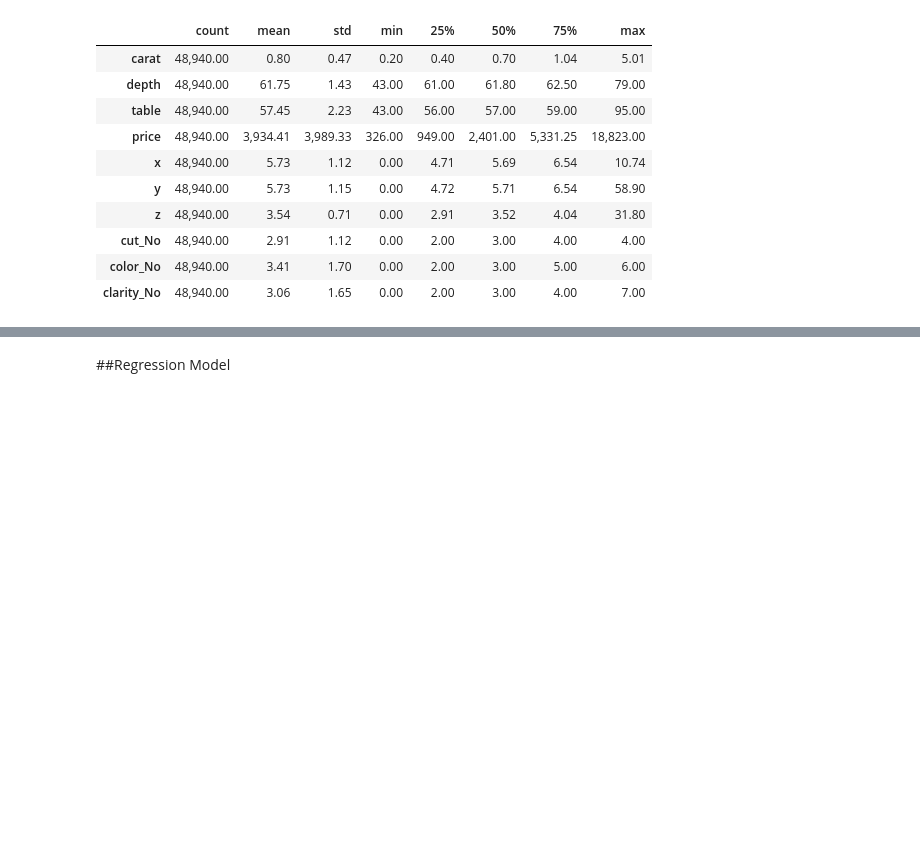
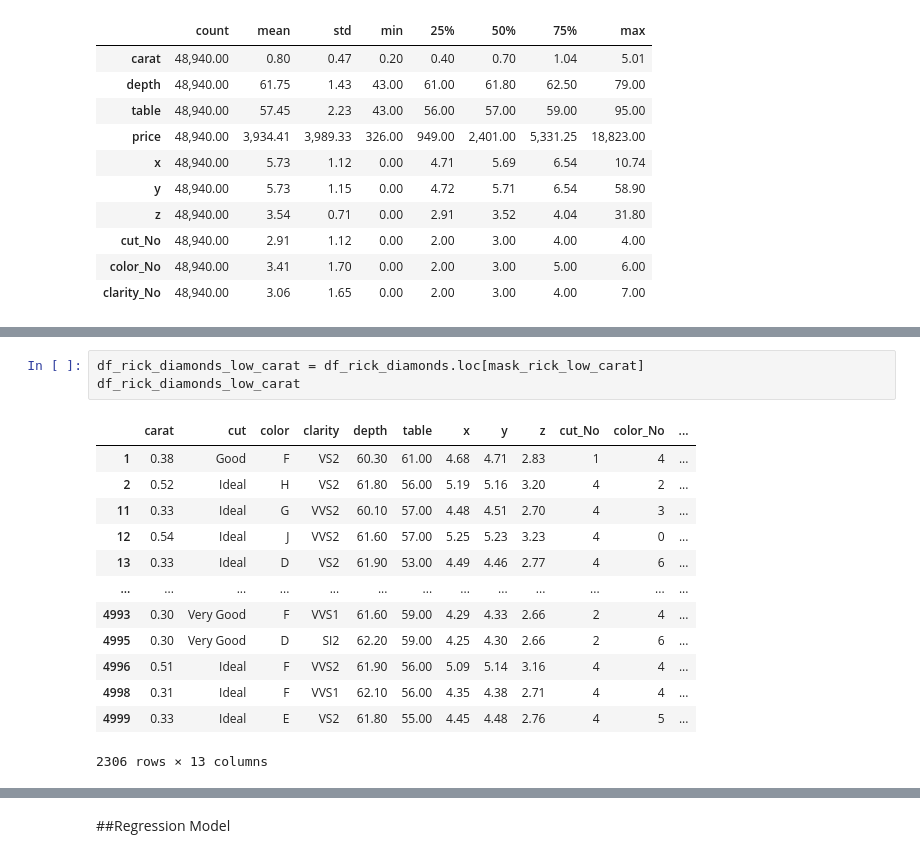
Before and after one commit to lenagrumbach/diamond_price_prediction, a Jupyter notebook: projeto_regressao_linear.ipynb, the cells around one changed output, grey strips where cells are left out. Cells and saved outputs as stored; diff of their text form; blank space fills up the shorter version.

```diff
--- a/projeto_regressao_linear.ipynb
+++ b/projeto_regressao_linear.ipynb
@@ -164,0 +205,17 @@ df_diamonds.describe().T
+# %%
+df_rick_diamonds_low_carat = df_rick_diamonds.loc[mask_rick_low_carat]
+df_rick_diamonds_low_carat
+# %% [output]
+|  | carat | cut | color | clarity | depth | table | x | y | z | cut_No | color_No | ... |
+| 1 | 0.38 | Good | F | VS2 | 60.30 | 61.00 | 4.68 | 4.71 | 2.83 | 1 | 4 | ... |
+| 2 | 0.52 | Ideal | H | VS2 | 61.80 | 56.00 | 5.19 | 5.16 | 3.20 | 4 | 2 | ... |
+| 11 | 0.33 | Ideal | G | VVS2 | 60.10 | 57.00 | 4.48 | 4.51 | 2.70 | 4 | 3 | ... |
+| 12 | 0.54 | Ideal | J | VVS2 | 61.60 | 57.00 | 5.25 | 5.23 | 3.23 | 4 | 0 | ... |
+| 13 | 0.33 | Ideal | D | VS2 | 61.90 | 53.00 | 4.49 | 4.46 | 2.77 | 4 | 6 | ... |
+| ... | ... | ... | ... | ... | ... | ... | ... | ... | ... | ... | ... | ... |
+| 4993 | 0.30 | Very Good | F | VVS1 | 61.60 | 59.00 | 4.29 | 4.33 | 2.66 | 2 | 4 | ... |
+| 4995 | 0.30 | Very Good | D | SI2 | 62.20 | 59.00 | 4.25 | 4.30 | 2.66 | 2 | 6 | ... |
+| 4996 | 0.51 | Ideal | F | VVS2 | 61.90 | 56.00 | 5.09 | 5.14 | 3.16 | 4 | 4 | ... |
+| 4998 | 0.31 | Ideal | F | VVS1 | 62.10 | 56.00 | 4.35 | 4.38 | 2.71 | 4 | 4 | ... |
+| 4999 | 0.33 | Ideal | E | VS2 | 61.80 | 55.00 | 4.45 | 4.48 | 2.76 | 4 | 5 | ... |
+2306 rows × 13 columns
```
Also changed, not shown: parts of 5 cells of this notebook.
